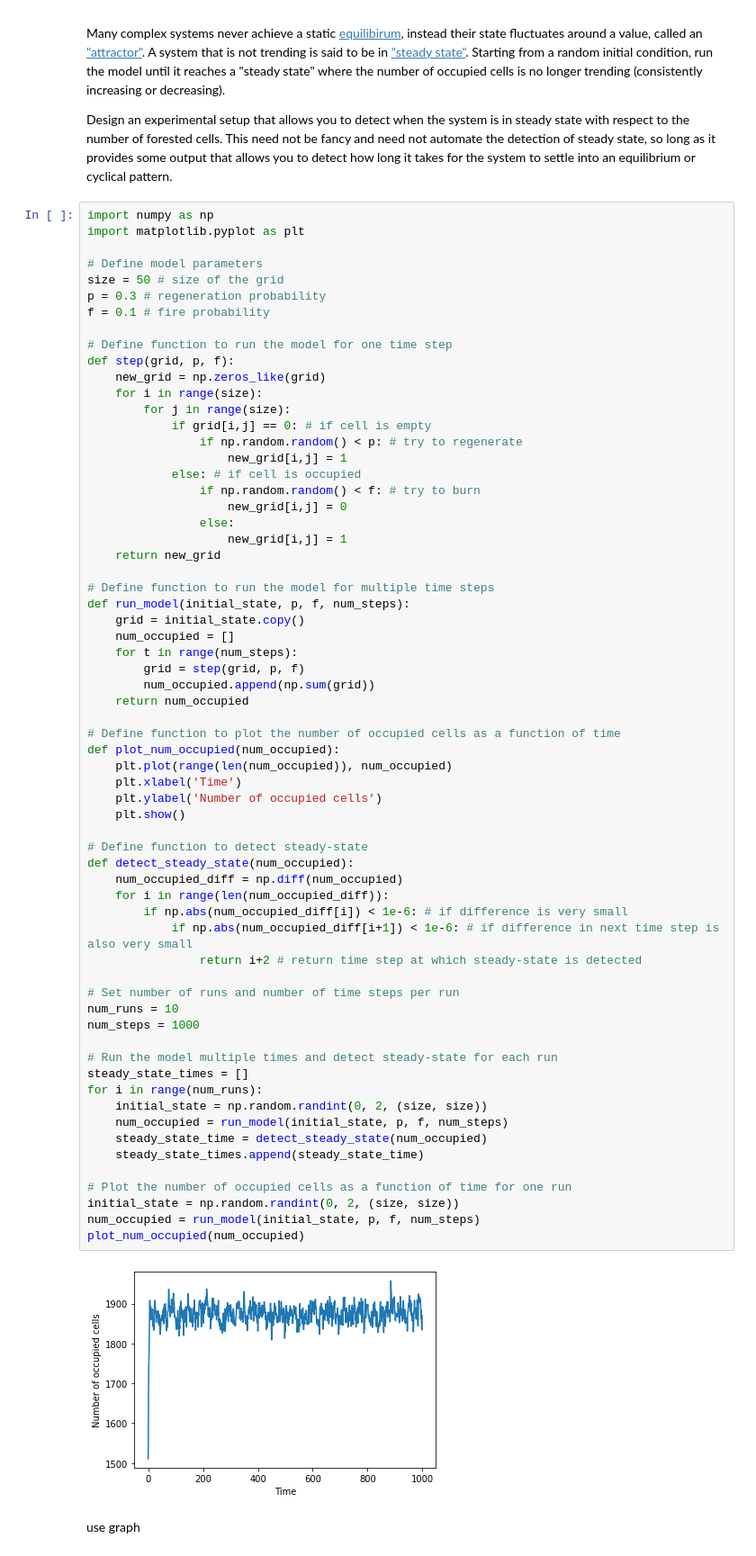
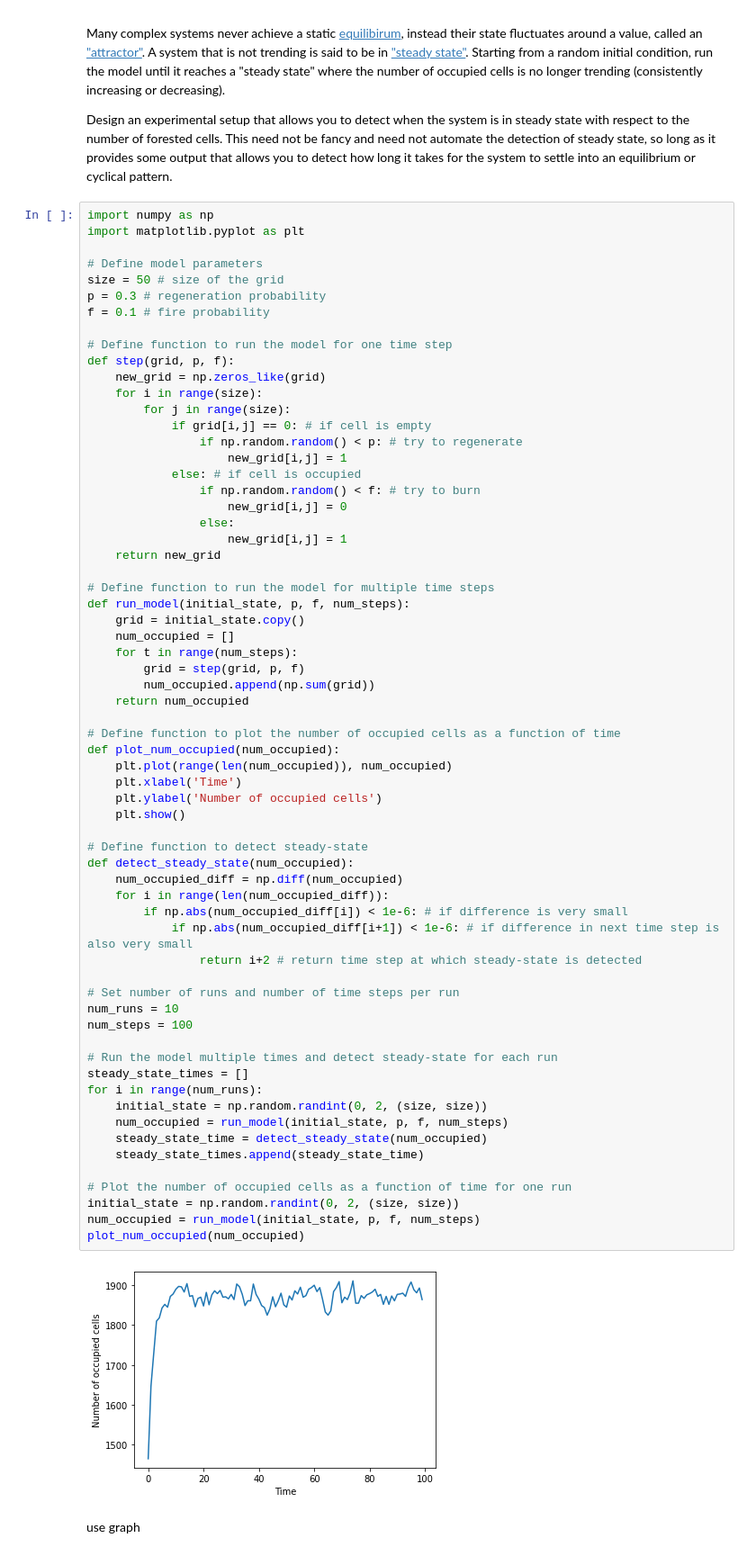
Before and after one commit to WilliamQin65/cap-comp215, a Jupyter notebook: labs/lab09.ipynb, the cells around one changed output. Shown at 90% size. Drawn from its saved outputs; the diff is of its cells as text.

```diff
--- a/labs/lab09.ipynb
+++ b/labs/lab09.ipynb
@@ -319,35 +319,35 @@ def run_model(initial_state, p, f, num_steps):
 def plot_num_occupied(num_occupied):
     plt.plot(range(len(num_occupied)), num_occupied)
     plt.xlabel('Time')
     plt.ylabel('Number of occupied cells')
     plt.show()
 
 # Define function to detect steady-state
 def detect_steady_state(num_occupied):
     num_occupied_diff = np.diff(num_occupied)
     for i in range(len(num_occupied_diff)):
         if np.abs(num_occupied_diff[i]) < 1e-6: # if difference is very small
             if np.abs(num_occupied_diff[i+1]) < 1e-6: # if difference in next time step is also very small
                 return i+2 # return time step at which steady-state is detected
 
 # Set number of runs and number of time steps per run
 num_runs = 10
-num_steps = 1000
+num_steps = 100
 
 # Run the model multiple times and detect steady-state for each run
 steady_state_times = []
 for i in range(num_runs):
     initial_state = np.random.randint(0, 2, (size, size))
     num_occupied = run_model(initial_state, p, f, num_steps)
     steady_state_time = detect_steady_state(num_occupied)
     steady_state_times.append(steady_state_time)
 
 # Plot the number of occupied cells as a function of time for one run
 initial_state = np.random.randint(0, 2, (size, size))
 num_occupied = run_model(initial_state, p, f, num_steps)
 plot_num_occupied(num_occupied)
 # %% [output]
-[figure, old version]
+[figure, new version]
 # %% [markdown]
 use graph
 # %% [markdown]
```
Also changed, not shown: parts of 5 cells of this notebook.
